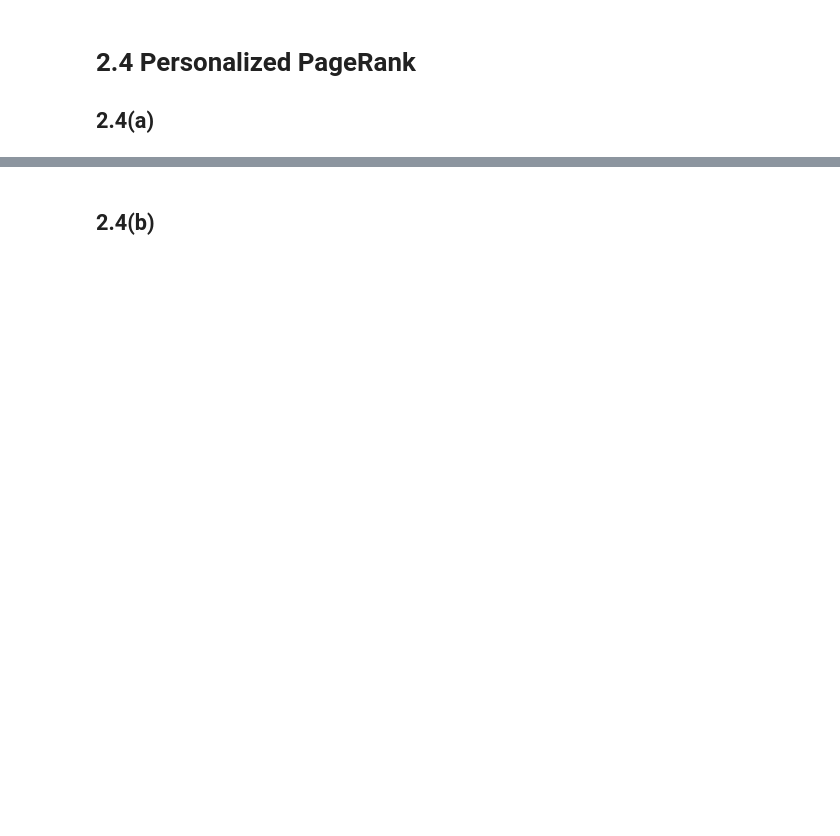
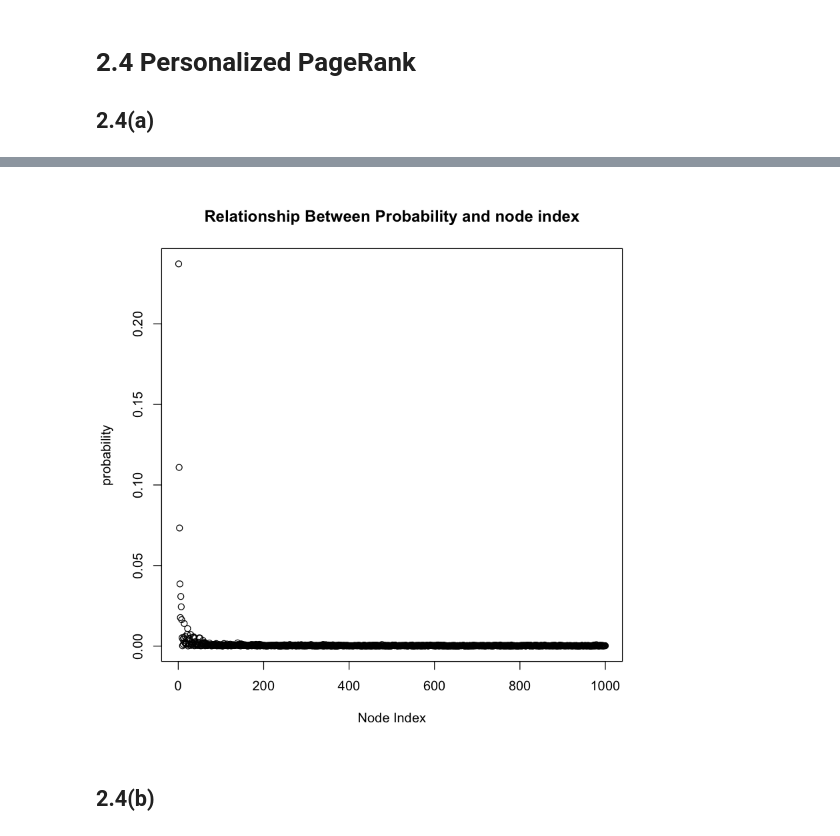
Before and after one commit to Jinxiatucla/232E, a Jupyter notebook: Project1/Problem2_34.ipynb, the cells around one changed output, grey strips where cells are left out. Drawn from its saved outputs; the diff is of its cells as text; code cells hidden in the pictures; blank space fills up the shorter version.

```diff
--- a/Project1/Problem2_34.ipynb
+++ b/Project1/Problem2_34.ipynb
@@ -222,3 +208,7 @@ print(cor)
+# %%
+plot(seq(1:n),visit_prob_4a,main="Relationship Between Probability and node index",xlab="Node Index",ylab="probability",type="p")
+# %% [output]
+[figure, added]
 # %% [markdown]
 ## 2.4(b)
 # %%
```
Also changed, not shown: parts of 18 cells of this notebook.
